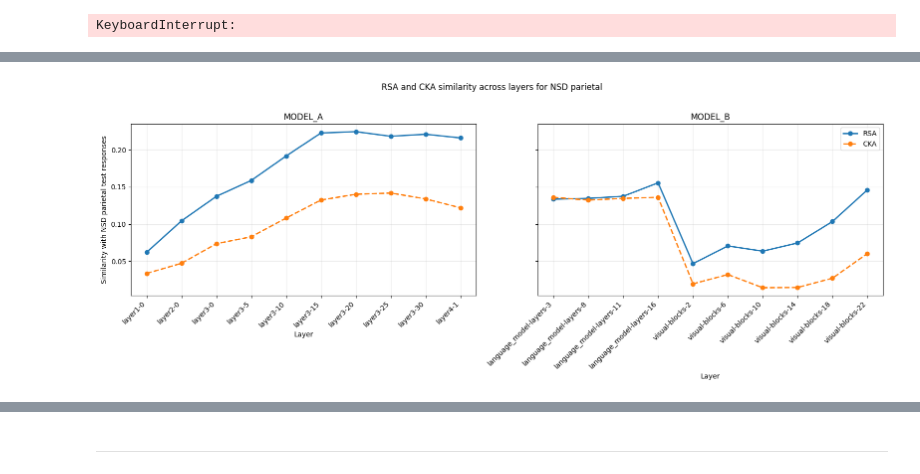
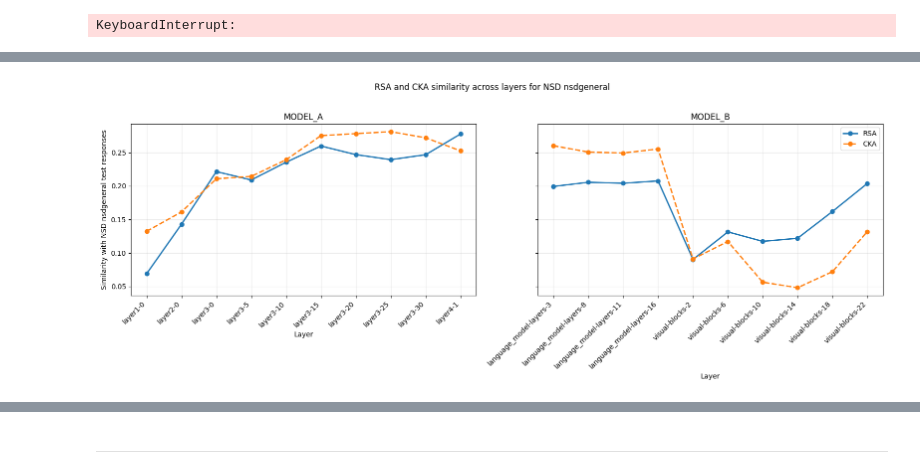
Before and after one commit to LyaoDzin/NX-414-brain-like-project, a Jupyter notebook: project/nx414_project_2026.ipynb, the cells around one changed output, grey strips where cells are left out. Saved outputs shown, nothing was run; the diff lists cells and outputs as text; code cells hidden in the pictures.

Commit message:
feat: layer-wise RSA and CKA analysis
layer-wise RSA and CKA for NSD, using the "nsdgeneral" region, averaged over all subjects

```diff
--- a/project/nx414_project_2026.ipynb
+++ b/project/nx414_project_2026.ipynb
@@ -1495,44 +1499,61 @@ Comparing adv_resnet152_imagenet_full_ffgsm_eps-1_alpha-125-ep10_seed-0/ with NS
   Layer layer1-0: RSA similarity = 0.0620, CKA similarity = 0.0335
 KeyboardInterrupt:
 # %%
-rsa = RepresentationalSimilarityAnalysis(dissimilarity="correlation", similarity_metric="spearman")
-cka = CenteredKernelAlignment(dtype=np.float64)
+import pickle
 
-# Compare parietal layer features for both models with NSD neural responses in the test set, averaging
-# similarity across subjects.
-subjects = [NSD_subjects[0]]
-region = "parietal"
-Ys = []
-for subj in subjects:
-    Ys.append(load_neural_response(DATA_DIR + NSD, subject=subj, region=region, train_set=False))
+# rsa = RepresentationalSimilarityAnalysis(dissimilarity="correlation", similarity_metric="spearman")
+# cka = CenteredKernelAlignment(dtype=np.float64)
+
+# # Compare ventral layer features for both models with NSD neural responses in the test set, averaging
+# # similarity across subjects.
+# subjects = NSD_subjects
+# region = "nsdgeneral"
+# Ys = []
+# for subj in subjects:
+#     Ys.append(load_neural_response(DATA_DIR + NSD, subject=subj, region=region, train_set=False))
 
 
-def compute_similarity_across_subject_NSD(model_layers, model_name):
-    rsa_subj_avg = collections.defaultdict(list)
-    cka_subj_avg = collections.defaultdict(list)
-    print(f"Comparing {model_name} with NSD {region} test responses:")
-    for layer in model_layers:
-        # We need to load features separately for each subject here since NSD
-        # has subject-specific stimulus sets and feature indexes.
-        rsa_per_subj = []
-        cka_per_subj = []
-        for i, subj in enumerate(subjects):
-            X = load_layer_features(
-                FEATURES_DIR + model_name + NSD_STIMULI,
-                layer=layer,
-                feat_idx=feat_idx_nsd_test[subj],
-            )
-            rsa_per_subj.append(rsa.forward(X, Ys[i]))
-            cka_per_subj.append(cka.forward(X, Ys[i]))
-        rsa_subj_avg[layer] = float(np.mean(rsa_per_subj))
-        cka_subj_avg[layer] = float(np.mean(cka_per_subj))
-        print(f"  Layer {layer}: RSA similarity = {rsa_subj_avg[layer]:.4f}, CKA similarity = {cka_subj_avg[layer]:.4f}")
-    return rsa_subj_avg, cka_subj_avg
+# def compute_similarity_across_subject_NSD(model_layers, model_name):
+#     rsa_subj_avg = collections.defaultdict(list)
+#     cka_subj_avg = collections.defaultdict(list)
+#     print(f"Comparing {MODEL_A if model_name == MODEL_A else MODEL_B} with NSD {region} test responses:")
+#     for layer in model_layers:
+#         # We need to load features separately for each subject here since NSD
+#         # has subject-specific stimulus sets and feature indexes.
+#         rsa_per_subj = []
+#         cka_per_subj = []
+#         for i, subj in enumerate(subjects):
+#             X = load_layer_features(
+#                 FEATURES_DIR + model_name + NSD_STIMULI,
+#                 layer=layer,
+#                 feat_idx=feat_idx_nsd_test[subj],
+#             )
+#             rsa_per_subj.append(rsa.forward(X, Ys[i]))
+#             cka_per_subj.append(cka.forward(X, Ys[i]))
+#         rsa_subj_avg[layer] = np.mean(rsa_per_subj)
+#         cka_subj_avg[layer] = np.mean(cka_per_subj)
+#         print(f"  Layer {layer}: RSA similarity = {rsa_subj_avg[layer]:.4f}, CKA similarity = {cka_subj_avg[layer]:.4f}")
+#     return rsa_subj_avg, cka_subj_avg
 
-rsa_subj_avg_A, cka_subj_avg_A = compute_similarity_across_subject_NSD(MODEL_A_layers, MODEL_A)
-rsa_subj_avg_B, cka_subj_avg_B = compute_similarity_across_subject_NSD(MODEL_B_layers, MODEL_B)
+# rsa_subj_avg_A, cka_subj_avg_A = compute_similarity_across_subject_NSD(MODEL_A_layers, MODEL_A)
+# rsa_subj_avg_B, cka_subj_avg_B = compute_similarity_across_subject_NSD(MODEL_B_layers, MODEL_B)
 
-# Plot RSA and CKA similarity with two side-by-side plots, one for each model, across layers.
+# # pickle the results for later use in visualization
+# with open("rsa_cka_nsd_layers_results.pkl", "wb") as f:
+#     pickle.dump({
+#         "MODEL_A": {"rsa": rsa_subj_avg_A, "cka": cka_subj_avg_A},
+#         "MODEL_B": {"rsa": rsa_subj_avg_B, "cka": cka_subj_avg_B},
+#     }, f)
+
+# Load the results back from the pickle file (if needed).
+with open("rsa_cka_nsd_layers_results.pkl", "rb") as f:
+    results = pickle.load(f)
+    rsa_subj_avg_A = results["MODEL_A"]["rsa"]
+    cka_subj_avg_A = results["MODEL_A"]["cka"]
+    rsa_subj_avg_B = results["MODEL_B"]["rsa"]
+    cka_subj_avg_B = results["MODEL_B"]["cka"]
+
+# Plot RSA and CKA similarity across layers with two side-by-side plots, one for each model.
 fig, axes = plt.subplots(1, 2, figsize=(16, 6), sharey=True)
 
 for ax, model_layers, rsa_scores, cka_scores, title in [
@@ -1578 +1599 @@ Comparing Qwen3-VL-2B-Instruct/ with NSD parietal test responses:
-[figure, old version]
+[figure, new version]
```
Also changed, not shown: parts of 10 cells of this notebook, 1 other file.
